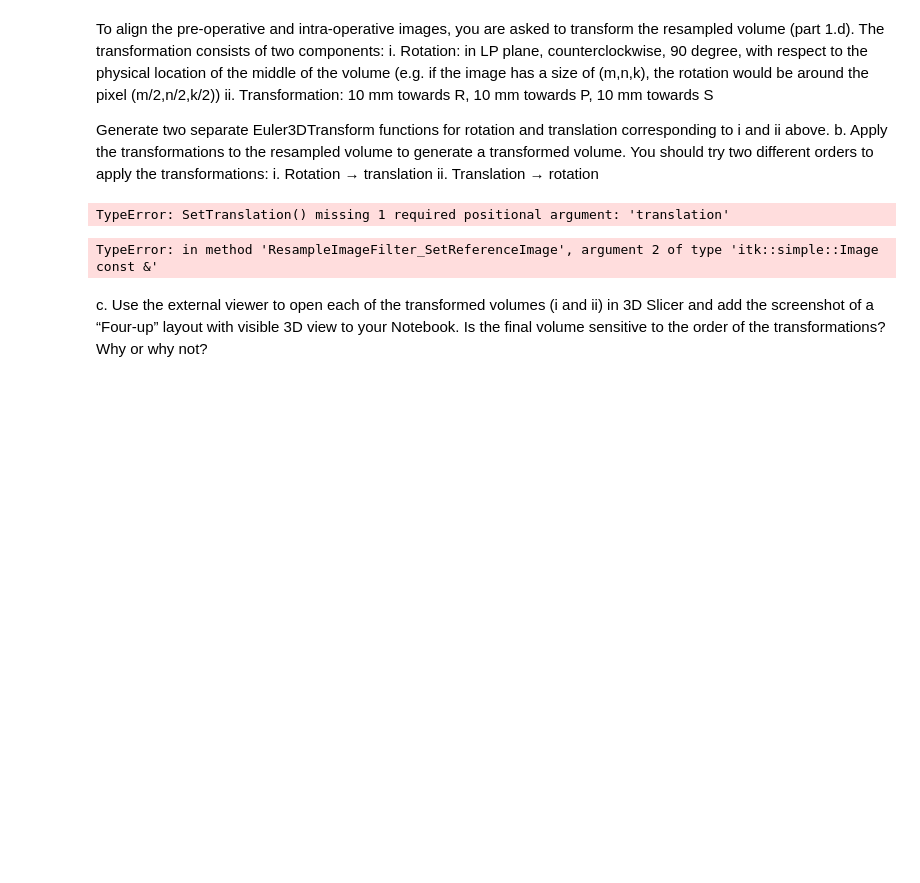
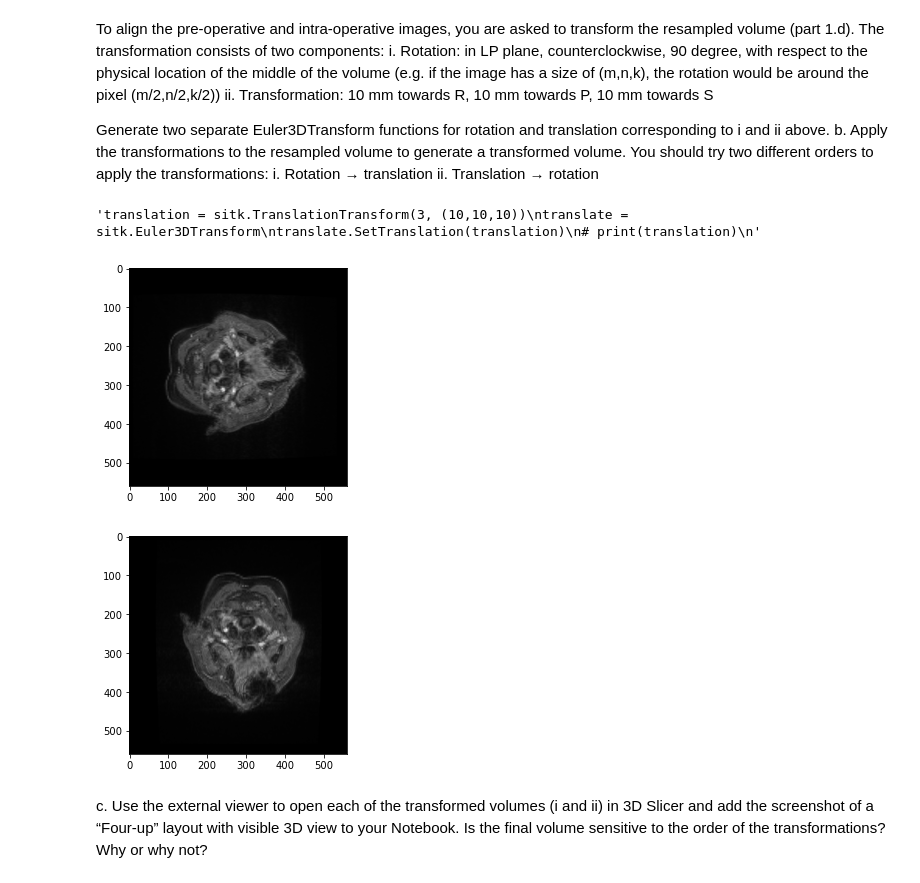
Before and after one commit to ThishanyaG/bmif4_assignment2, a Jupyter notebook: Assign_2_code.ipynb, the cells around one changed output. Drawn from its saved outputs; the diff is of its cells as text; code cells hidden in the pictures; blank space fills up the shorter version.

```diff
--- a/Assign_2_code.ipynb
+++ b/Assign_2_code.ipynb
@@ -103,19 +112,32 @@ b. Apply the transformations to the resampled volume to generate a transformed v
 i. Rotation → translation
 ii. Translation → rotation
 # %%
+# rotate_3d.SetCenter(cancer_mam.TransformContinuousIndexToPhysicalPoint((1313,1977,0)))
+
 rotate = sitk.Euler3DTransform()
+rotate.SetCenter(resampled_mri.TransformContinuousIndexToPhysicalPoint((resampled_mri.GetWidth()/2, resampled_mri.GetHeight()/2, resampled_mri.GetDepth()/2)))
 rotate.SetRotation(0,0,-np.pi/2)
 
-translation = sitk.TranslationTransform(3, (10,10,10))
+'''translation = sitk.TranslationTransform(3, (10,10,10))
 translate = sitk.Euler3DTransform
-translate.SetTranslation(translation.GetOffset())
+translate.SetTranslation(translation)
 # print(translation)
+'''
 # %% [output]
-TypeError: SetTranslation() missing 1 required positional argument: 'translation'
+'translation = sitk.TranslationTransform(3, (10,10,10))\ntranslate = sitk.Euler3DTransform\ntranslate.SetTranslation(translation)\n# print(translation)\n'
-# %%
-interpol = sitk.sitkLinear
-Rot_trans_mri = sitk.Resample(mri_array, interpol)
-# %% [output]
-TypeError: in method 'ResampleImageFilter_SetReferenceImage', argument 2 of type 'itk::simple::Image const &'
+# %%
+interpol = sitk.sitkLinear
+Rot_trans_mri = sitk.Resample(resampled_mri, rotate, interpol)
+
+plt.imshow(mri_array_resamp[slice_num,:,:], cmap='gray')
+plt.show()
+
+mri_array_resamp_rot = sitk.GetArrayFromImage(Rot_trans_mri)
+
+plt.imshow(mri_array_resamp_rot[slice_num,:,:], cmap='gray')
+plt.show()
+# %% [output]
+[figure, added]
+[figure, added]
 # %% [markdown]
 c. Use the external viewer to open each of the transformed volumes (i and ii) in 3D Slicer and add the screenshot of a “Four-up” layout with visible 3D view to your Notebook. Is the final volume sensitive to the order of the transformations? Why or why not?
```
Also changed, not shown: parts of 2 cells of this notebook.
